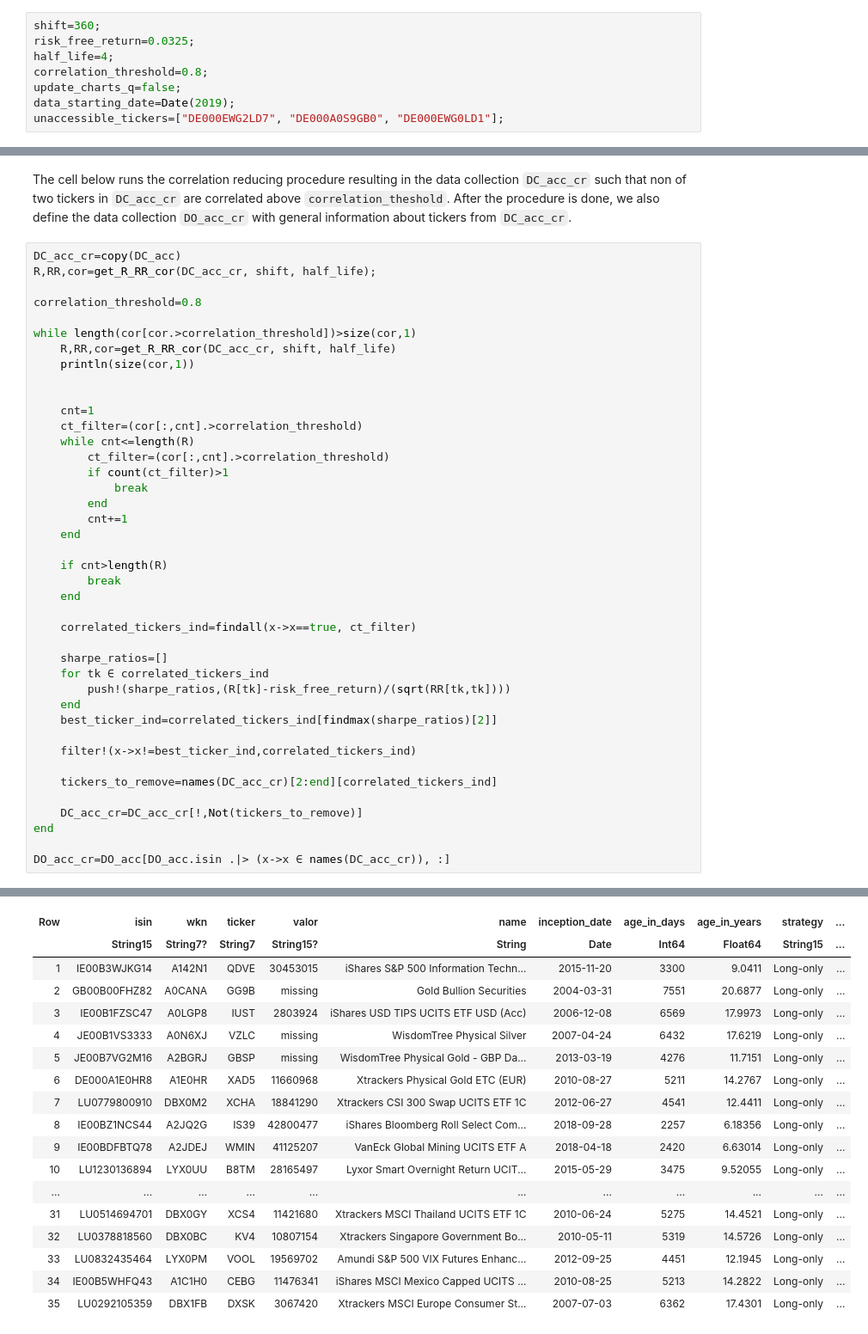
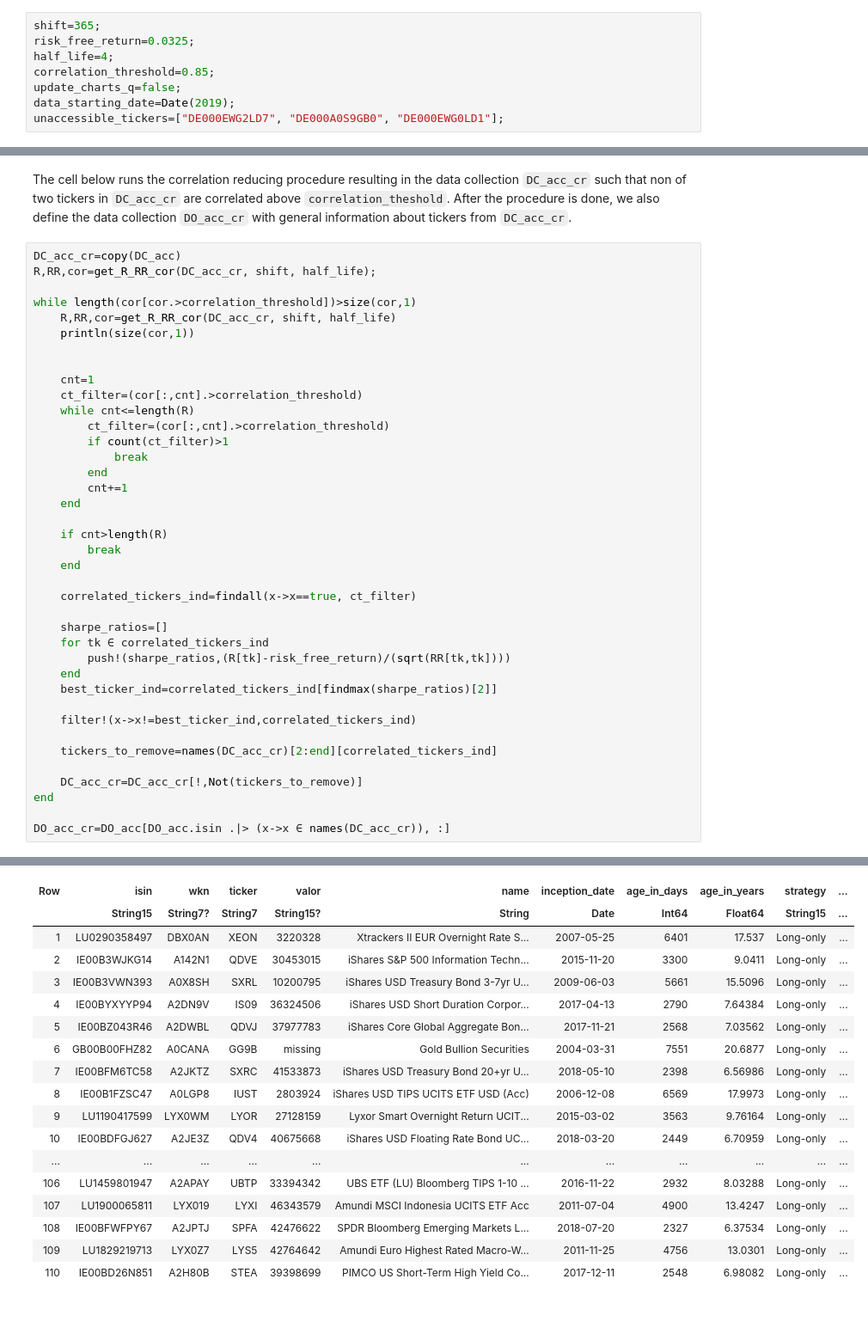
Before and after one commit to ebelnikola/portfolio, a Jupyter notebook: portfolio.ipynb, the cells around one changed output, grey strips where cells are left out. Shown at 86% size. Drawn from its saved outputs; the diff is of its cells as text.

```diff
--- a/portfolio.ipynb
+++ b/portfolio.ipynb
@@ -30,10 +30,10 @@ Parameters:
 - `data_starting_date`: ETS that don't have data earlier than this will be thrown away.
 - `unaccessible_tickers`: a list of tickers that one cannot buy for some reason.
 # %%
-shift=360;
+shift=365;
 risk_free_return=0.0325;
 half_life=4;
-correlation_threshold=0.8;
+correlation_threshold=0.85;
 update_charts_q=false;
 data_starting_date=Date(2019);
 unaccessible_tickers=["DE000EWG2LD7", "DE000A0S9GB0", "DE000EWG0LD1"];
@@ -251,8 +238,6 @@ The cell below runs the correlation reducing procedure resulting in the data col
 # %%
 DC_acc_cr=copy(DC_acc)
 R,RR,cor=get_R_RR_cor(DC_acc_cr, shift, half_life);
-
-correlation_threshold=0.8
 
 while length(cor[cor.>correlation_threshold])>size(cor,1)
     R,RR,cor=get_R_RR_cor(DC_acc_cr, shift, half_life)
@@ -312,21 +297,21 @@ DO_acc_cr=DO_acc[DO_acc.isin .|> (x->x ∈ names(DC_acc_cr)), :]
 | Row | isin | wkn | ticker | valor | name | inception_date | age_in_days | age_in_years | strategy | ... |
 |  | String15 | String7? | String7 | String15? | String | Date | Int64 | Float64 | String15 | ... |
-| 1 | IE00B3WJKG14 | A142N1 | QDVE | 30453015 | iShares S&P 500 Information Techn... | 2015-11-20 | 3300 | 9.0411 | Long-only | ... |
-| 2 | GB00B00FHZ82 | A0CANA | GG9B | missing | Gold Bullion Securities | 2004-03-31 | 7551 | 20.6877 | Long-only | ... |
-| 3 | IE00B1FZSC47 | A0LGP8 | IUST | 2803924 | iShares USD TIPS UCITS ETF USD (Acc) | 2006-12-08 | 6569 | 17.9973 | Long-only | ... |
-| 4 | JE00B1VS3333 | A0N6XJ | VZLC | missing | WisdomTree Physical Silver | 2007-04-24 | 6432 | 17.6219 | Long-only | ... |
-| 5 | JE00B7VG2M16 | A2BGRJ | GBSP | missing | WisdomTree Physical Gold - GBP Da... | 2013-03-19 | 4276 | 11.7151 | Long-only | ... |
-| 6 | DE000A1E0HR8 | A1E0HR | XAD5 | 11660968 | Xtrackers Physical Gold ETC (EUR) | 2010-08-27 | 5211 | 14.2767 | Long-only | ... |
-| 7 | LU0779800910 | DBX0M2 | XCHA | 18841290 | Xtrackers CSI 300 Swap UCITS ETF 1C | 2012-06-27 | 4541 | 12.4411 | Long-only | ... |
-| 8 | IE00BZ1NCS44 | A2JQ2G | IS39 | 42800477 | iShares Bloomberg Roll Select Com... | 2018-09-28 | 2257 | 6.18356 | Long-only | ... |
-| 9 | IE00BDFBTQ78 | A2JDEJ | WMIN | 41125207 | VanEck Global Mining UCITS ETF A | 2018-04-18 | 2420 | 6.63014 | Long-only | ... |
-| 10 | LU1230136894 | LYX0UU | B8TM | 28165497 | Lyxor Smart Overnight Return UCIT... | 2015-05-29 | 3475 | 9.52055 | Long-only | ... |
+| 1 | LU0290358497 | DBX0AN | XEON | 3220328 | Xtrackers II EUR Overnight Rate S... | 2007-05-25 | 6401 | 17.537 | Long-only | ... |
+| 2 | IE00B3WJKG14 | A142N1 | QDVE | 30453015 | iShares S&P 500 Information Techn... | 2015-11-20 | 3300 | 9.0411 | Long-only | ... |
+| 3 | IE00B3VWN393 | A0X8SH | SXRL | 10200795 | iShares USD Treasury Bond 3-7yr U... | 2009-06-03 | 5661 | 15.5096 | Long-only | ... |
+| 4 | IE00BYXYYP94 | A2DN9V | IS09 | 36324506 | iShares USD Short Duration Corpor... | 2017-04-13 | 2790 | 7.64384 | Long-only | ... |
+| 5 | IE00BZ043R46 | A2DWBL | QDVJ | 37977783 | iShares Core Global Aggregate Bon... | 2017-11-21 | 2568 | 7.03562 | Long-only | ... |
+| 6 | GB00B00FHZ82 | A0CANA | GG9B | missing | Gold Bullion Securities | 2004-03-31 | 7551 | 20.6877 | Long-only | ... |
+| 7 | IE00BFM6TC58 | A2JKTZ | SXRC | 41533873 | iShares USD Treasury Bond 20+yr U... | 2018-05-10 | 2398 | 6.56986 | Long-only | ... |
+| 8 | IE00B1FZSC47 | A0LGP8 | IUST | 2803924 | iShares USD TIPS UCITS ETF USD (Acc) | 2006-12-08 | 6569 | 17.9973 | Long-only | ... |
+| 9 | LU1190417599 | LYX0WM | LYOR | 27128159 | Lyxor Smart Overnight Return UCIT... | 2015-03-02 | 3563 | 9.76164 | Long-only | ... |
+| 10 | IE00BDFGJ627 | A2JE3Z | QDV4 | 40675668 | iShares USD Floating Rate Bond UC... | 2018-03-20 | 2449 | 6.70959 | Long-only | ... |
 | ... | ... | ... | ... | ... | ... | ... | ... | ... | ... | ... |
-| 31 | LU0514694701 | DBX0GY | XCS4 | 11421680 | Xtrackers MSCI Thailand UCITS ETF 1C | 2010-06-24 | 5275 | 14.4521 | Long-only | ... |
-| 32 | LU0378818560 | DBX0BC | KV4 | 10807154 | Xtrackers Singapore Government Bo... | 2010-05-11 | 5319 | 14.5726 | Long-only | ... |
-| 33 | LU0832435464 | LYX0PM | VOOL | 19569702 | Amundi S&P 500 VIX Futures Enhanc... | 2012-09-25 | 4451 | 12.1945 | Long-only | ... |
-| 34 | IE00B5WHFQ43 | A1C1H0 | CEBG | 11476341 | iShares MSCI Mexico Capped UCITS ... | 2010-08-25 | 5213 | 14.2822 | Long-only | ... |
-| 35 | LU0292105359 | DBX1FB | DXSK | 3067420 | Xtrackers MSCI Europe Consumer St... | 2007-07-03 | 6362 | 17.4301 | Long-only | ... |
+| 106 | LU1459801947 | A2APAY | UBTP | 33394342 | UBS ETF (LU) Bloomberg TIPS 1-10 ... | 2016-11-22 | 2932 | 8.03288 | Long-only | ... |
+| 107 | LU1900065811 | LYX019 | LYXI | 46343579 | Amundi MSCI Indonesia UCITS ETF Acc | 2011-07-04 | 4900 | 13.4247 | Long-only | ... |
+| 108 | IE00BFWFPY67 | A2JPTJ | SPFA | 42476622 | SPDR Bloomberg Emerging Markets L... | 2018-07-20 | 2327 | 6.37534 | Long-only | ... |
+| 109 | LU1829219713 | LYX0Z7 | LYS5 | 42764642 | Amundi Euro Highest Rated Macro-W... | 2011-11-25 | 4756 | 13.0301 | Long-only | ... |
+| 110 | IE00BD26N851 | A2H80B | STEA | 39398699 | PIMCO US Short-Term High Yield Co... | 2017-12-11 | 2548 | 6.98082 | Long-only | ... |
 # %% [markdown]
 Before going to the optimization, let us define some parameters:
  - `USD_bound`: gives a constrain on the total amount of the USD based tickers
```
Also changed, not shown: parts of 13 cells of this notebook.
